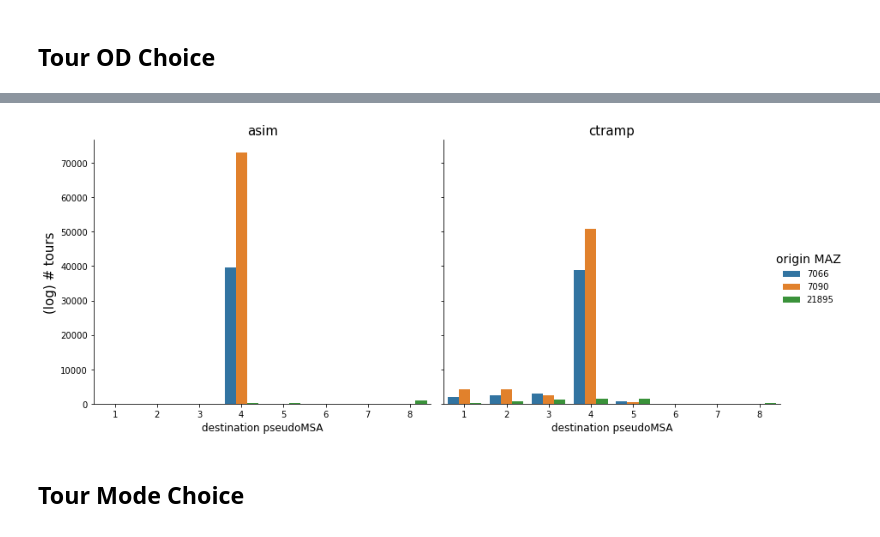
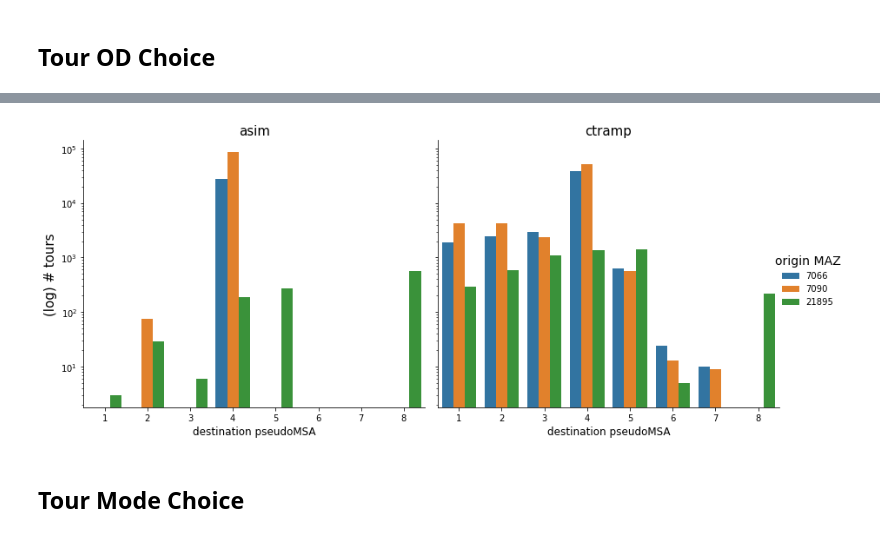
Before and after one commit to SANDAG/ABM, a Jupyter notebook: src/asim_cross_border/cross_border_validation.ipynb, the cells around one changed output, grey strips where cells are left out. Drawn from its saved outputs; the diff is of its cells as text; code cells hidden in the pictures.

```diff
--- a/src/asim_cross_border/cross_border_validation.ipynb
+++ b/src/asim_cross_border/cross_border_validation.ipynb
@@ -151,16 +153,16 @@ all_ods = all_ods.melt(id_vars=['origin','dest_pseudomsa'], var_name='source', v
 # %%
 g = sns.catplot(
     data=all_ods, x='dest_pseudomsa', y='num_tours', hue='origin', kind='bar', col='source',
     aspect=1.2, legend_out=True)
 g._legend.set_title('origin MAZ', prop={'size':14})
-# g.fig.get_axes()[0].set_yscale('log')
+g.fig.get_axes()[0].set_yscale('log')
 g.fig.get_axes()[0].set_title('asim', fontsize=15)
 g.fig.get_axes()[1].set_title('ctramp', fontsize=15)
 g.axes[0,0].set_ylabel('(log) # tours', fontsize=15)
 g.axes[0,0].set_xlabel('destination pseudoMSA', fontsize=12)
 _ = g.axes[0,1].set_xlabel('destination pseudoMSA', fontsize=12)
 # %% [output]
-[figure, old version]
+[figure, new version]
 # %% [markdown]
 ## Tour Mode Choice
 # %%
```
Also changed, not shown: parts of 32 cells of this notebook.
